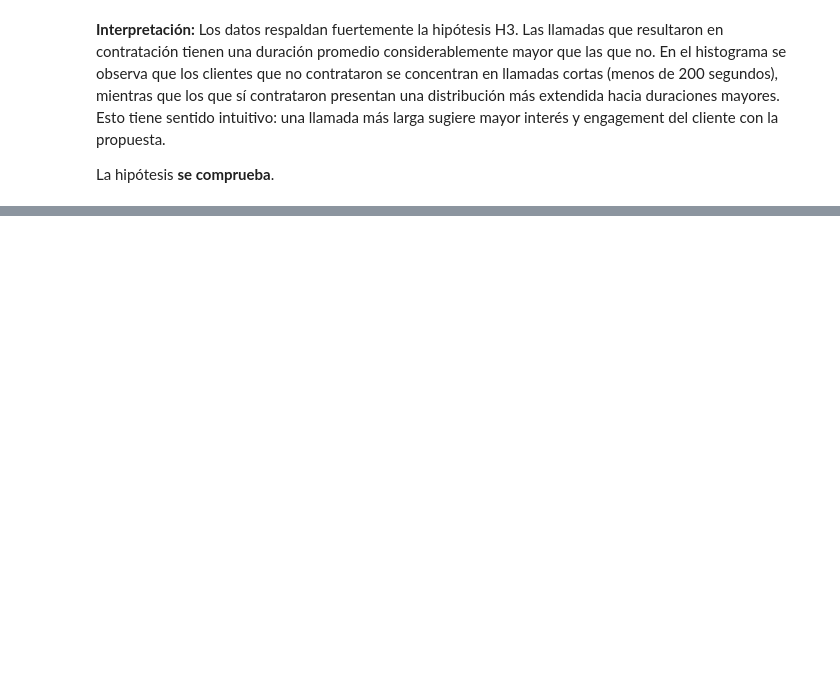
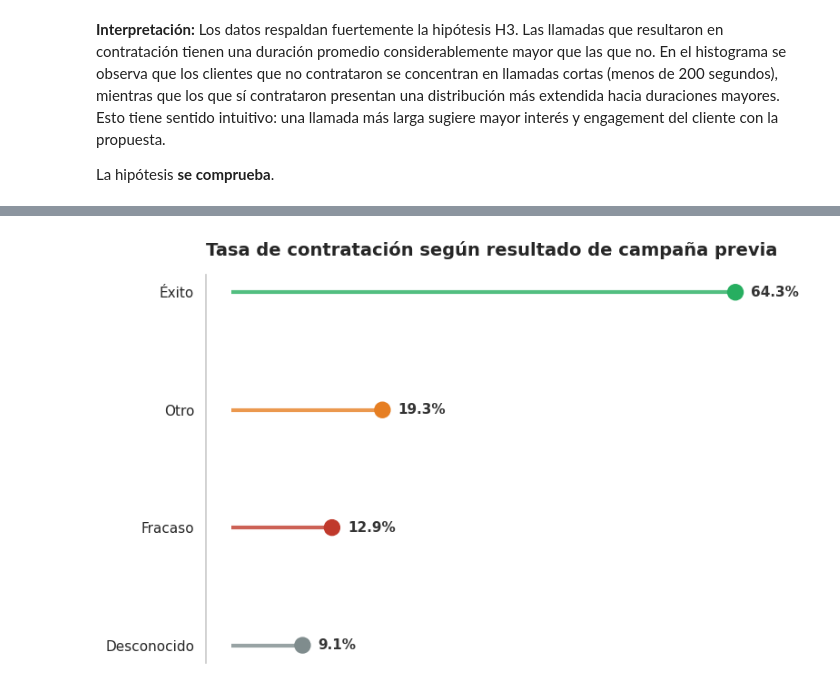
Before and after one commit to F-Boivin/ProyectoDSParteI-Boivin, a Jupyter notebook: ProyectoDSParte1_Felipe_Boivin.ipynb, the cells around one changed output, grey strips where cells are left out. Drawn from its saved outputs; the diff is of its cells as text; code cells hidden in the pictures; blank space fills up the shorter version.

```diff
--- a/ProyectoDSParte1_Felipe_Boivin.ipynb
+++ b/ProyectoDSParte1_Felipe_Boivin.ipynb
@@ -326,0 +373,45 @@ La hipótesis **se comprueba**.
+# %%
+# 1. Ordenamos de menor a mayor (para que el mayor quede arriba en el gráfico horizontal)
+tasa_yes_pout_sorted = tasa_yes_pout.sort_values(ascending=True)
+
+fig, ax = plt.subplots(figsize=(8, 5))
+
+# 2. Definimos los colores (manteniendo la paleta que tenías)
+colores_dict = {'success': '#27ae60', 'other': '#e67e22', 'failure': '#c0392b', 'unknown': '#7f8c8d'}
+colores = [colores_dict[x] for x in tasa_yes_pout_sorted.index]
+
+# 3. Dibujamos el "palito" de la piruleta (líneas horizontales)
+ax.hlines(y=range(len(tasa_yes_pout_sorted)), xmin=0, xmax=tasa_yes_pout_sorted.values,
+          color=colores, linewidth=3, alpha=0.8)
+
+# 4. Dibujamos el "caramelo" de la piruleta (los puntos)
+ax.scatter(tasa_yes_pout_sorted.values, range(len(tasa_yes_pout_sorted)),
+           color=colores, s=150, zorder=3) # s=150 es el tamaño del punto
+
+# 5. Traducimos las etiquetas del eje Y (las categorías)
+nombres_es = {'success': 'Éxito', 'other': 'Otro', 'failure': 'Fracaso', 'unknown': 'Desconocido'}
+ax.set_yticks(range(len(tasa_yes_pout_sorted)))
+ax.set_yticklabels([nombres_es.get(x, x) for x in tasa_yes_pout_sorted.index], fontsize=11)
+
+# 6. Agregamos las etiquetas de datos (porcentajes al lado de cada punto)
+for i, val in enumerate(tasa_yes_pout_sorted.values):
+    ax.text(val + 2, i, f'{val:.1f}%', va='center',
+            fontsize=11, fontweight='bold', color='#333333')
+
+# 7. Limpieza visual minimalista
+ax.spines['top'].set_visible(False)
+ax.spines['right'].set_visible(False)
+ax.spines['bottom'].set_visible(False) # Quitamos la línea de abajo
+ax.spines['left'].set_color('#cccccc')
+
+# Ocultamos los números del eje X porque ya tenemos las etiquetas
+ax.set_xticks([])
+
+# Títulos
+plt.title('Tasa de contratación según resultado de campaña previa',
+          fontsize=14, fontweight='bold', loc='left', pad=15)
+
+plt.tight_layout()
+plt.show()
+# %% [output]
+[figure, added]
```
Also changed, not shown: parts of 10 cells of this notebook.
